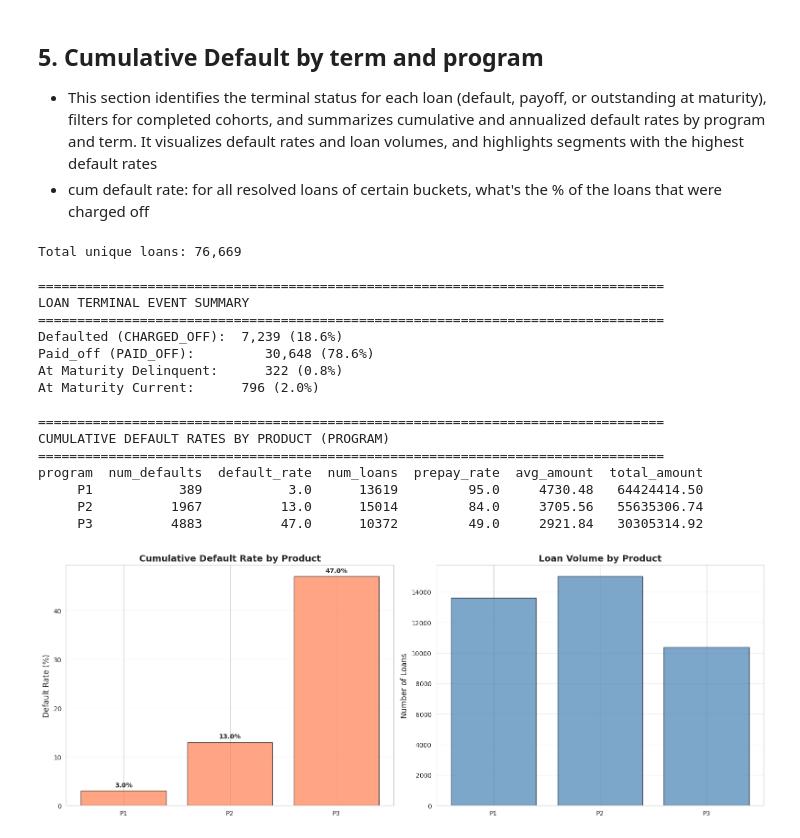
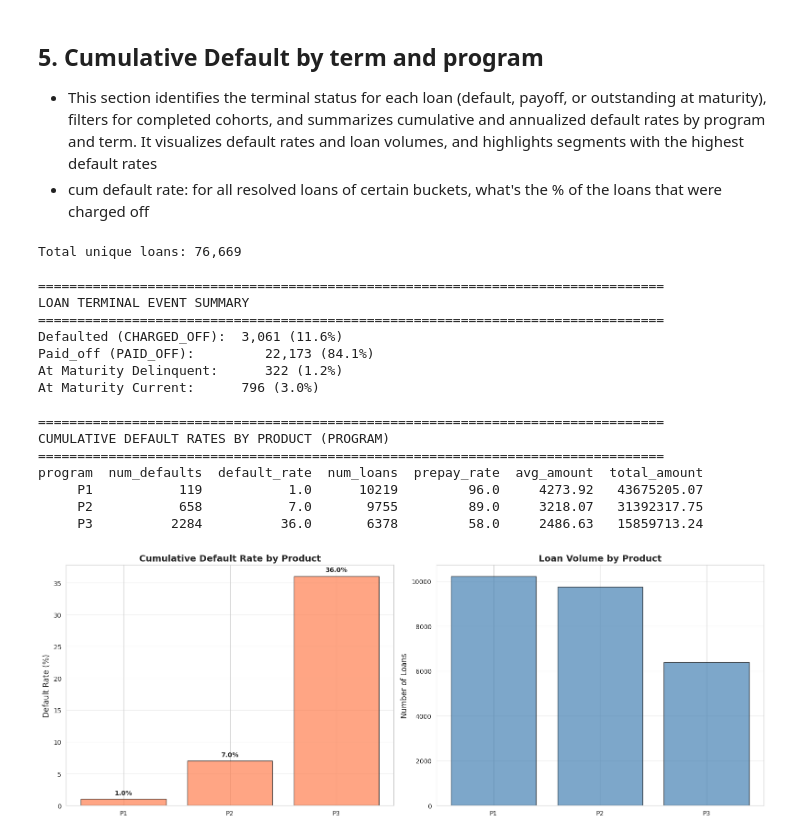
Before and after one commit to EllenNYC/Moore, a Jupyter notebook: data_exploration.ipynb, the cells around one changed output. Drawn from its saved outputs; the diff is of its cells as text; code cells hidden in the pictures.

```diff
--- a/data_exploration.ipynb
+++ b/data_exploration.ipynb
@@ -919,10 +919,10 @@ final_status_df=final_status_df[~(final_status_df['still_active']==1)]
 
 # Filter loans where the difference between 2023-10-31 and disbursement_d is more than or equal to loan_term(those that are already matured by 2023-10-31)
 # Calculate months difference using pandas Period
-# cutoff_period = pd.Period('2023-10', freq='M')
-# loan_periods = final_status_df['disbursement_d'].dt.to_period('M')
-# months_diff = (cutoff_period.ordinal - loan_periods.apply(lambda x: x.ordinal)+1)
-# final_status_df = final_status_df[months_diff >= final_status_df['loan_term']]
+cutoff_period = pd.Period('2023-10', freq='M')
+loan_periods = final_status_df['disbursement_d'].dt.to_period('M')
+months_diff = (cutoff_period.ordinal - loan_periods.apply(lambda x: x.ordinal)+1)
+final_status_df = final_status_df[months_diff >= final_status_df['loan_term']]
 
 print(f"Total unique loans: {df['display_id'].nunique():,}")
 
@@ -963,41 +963,41 @@ axes[0].set_ylabel('Default Rate (%)', fontsize=12)
 axes[0].set_title('Cumulative Default Rate by Product', fontsize=14, fontweight='bold')
 axes[0].grid(axis='y', alpha=0.3)
 
 # Add value labels
 for i, row in product_default.iterrows():
     axes[0].text(i, row['default_rate'] + 0.5, f"{row['default_rate']:.1f}%",
                 ha='center', va='bottom', fontsize=10, fontweight='bold')
 
 # Number of loans by product
 axes[1].bar(range(len(product_default)), product_default['num_loans'],
             color='steelblue', alpha=0.7, edgecolor='black')
 axes[1].set_xticks(range(len(product_default)))
 axes[1].set_xticklabels(product_default['program'], rotation=0)
 axes[1].set_ylabel('Number of Loans', fontsize=12)
 axes[1].set_title('Loan Volume by Product', fontsize=14, fontweight='bold')
 axes[1].grid(axis='y', alpha=0.3)
 
 plt.tight_layout()
 plt.show()
 # %% [output]
 Total unique loans: 76,669
 
 ================================================================================
 LOAN TERMINAL EVENT SUMMARY
 ================================================================================
-Defaulted (CHARGED_OFF):  7,239 (18.6%)
-Paid_off (PAID_OFF):         30,648 (78.6%)
-At Maturity Delinquent:      322 (0.8%)
-At Maturity Current:      796 (2.0%)
+Defaulted (CHARGED_OFF):  3,061 (11.6%)
+Paid_off (PAID_OFF):         22,173 (84.1%)
+At Maturity Delinquent:      322 (1.2%)
+At Maturity Current:      796 (3.0%)
 
 ================================================================================
 CUMULATIVE DEFAULT RATES BY PRODUCT (PROGRAM)
 ================================================================================
 program  num_defaults  default_rate  num_loans  prepay_rate  avg_amount  total_amount
-     P1           389           3.0      13619         95.0     4730.48   64424414.50
-     P2          1967          13.0      15014         84.0     3705.56   55635306.74
-     P3          4883          47.0      10372         49.0     2921.84   30305314.92
+     P1           119           1.0      10219         96.0     4273.92   43675205.07
+     P2           658           7.0       9755         89.0     3218.07   31392317.75
+     P3          2284          36.0       6378         58.0     2486.63   15859713.24
-[figure, old version]
+[figure, new version]
 # %%
 # final_status_df[final_status_df.loan_term==24]
 # final_status_df[final_status_df.loan_term==60]
```
Also changed, not shown: parts of 4 cells of this notebook, 7 other files.
